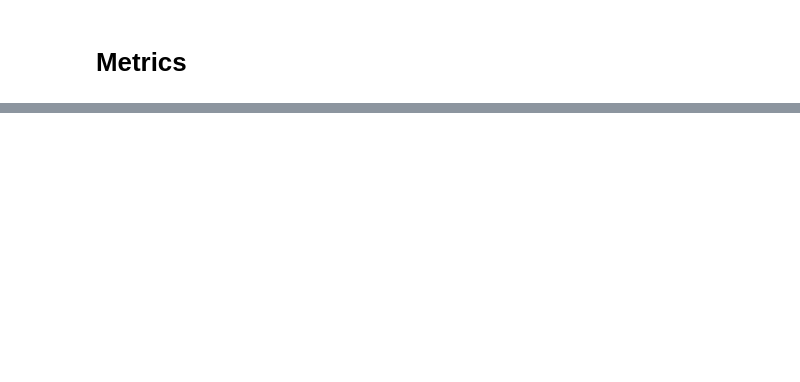
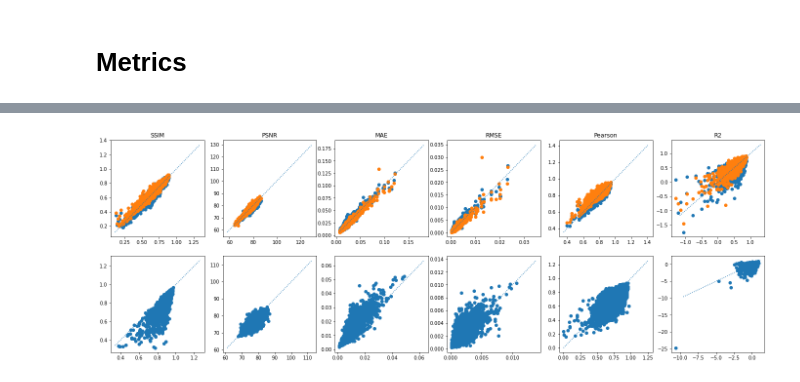
Before and after one commit to klanita/sigoat, a Jupyter notebook: table-olddata.ipynb, the cells around one changed output, grey strips where cells are left out. Cells and saved outputs as stored; diff of their text form; code cells hidden in the pictures; blank space fills up the shorter version.

```diff
--- a/table-olddata.ipynb
+++ b/table-olddata.ipynb
@@ -326,0 +433,20 @@ df.groupby(['method', 'rec']).mean().sort_values('PSNR', ascending=False).style.
+# %%
+n1 = 2
+n2 = len(methods)
+fig, ax = plt.subplots(n1, n2, figsize=(n2*4, n1*4))
+
+for i,method in enumerate(methods):
+    ax[0, i].scatter(df_bp[method].values, df_unet[method].values)
+    ax[0, i].scatter(df_bp[method].values, df_bp_linbm[method].values)
+    ax[0, i].set_title(method)
+    m1 = 0.9*min(df_bp[method].values)
+    m2 = 1.5*max(df_bp[method].values)
+    ax[0, i].plot([m1, m2], [m1, m2], ':')
+
+    # ax[1, i].scatter(df_en[method].values, df_unet[method].values)
+    ax[1, i].scatter(df_en[method].values, df_en_linbm[method].values)
+    m1 = 0.9*min(df_en[method].values)
+    m2 = 1.3*max(df_en[method].values)
+    ax[1, i].plot([m1, m2], [m1, m2], ':')
+# %% [output]
+[figure, added]
```
Also changed, not shown: parts of 30 cells of this notebook, 14 other files.
